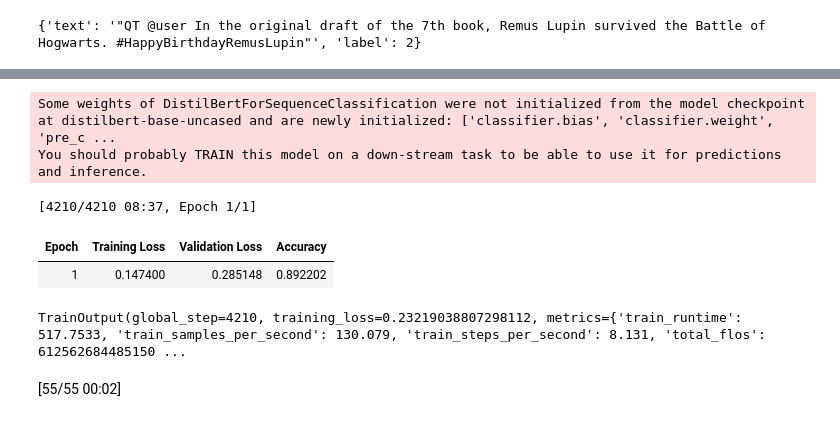
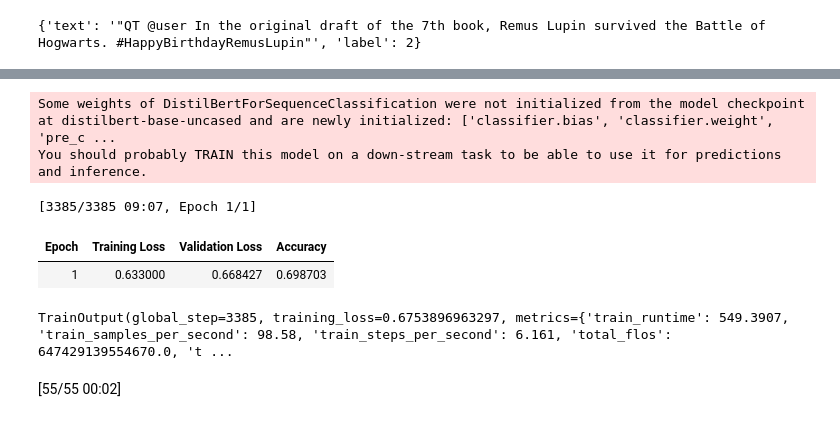
Before and after one commit to ShadaabHasan/student-review-system, a Jupyter notebook: Model/model.ipynb, the cells around one changed output, grey strips where cells are left out. Drawn from its saved outputs; the diff is of its cells as text; code cells hidden in the pictures.

Commit message:
combined datasets (twt and sst5)

```diff
--- a/Model/model.ipynb
+++ b/Model/model.ipynb
@@ -56,16 +94,27 @@ print(sst5_dataset["train"][0])
 {'text': 'a stirring , funny and finally transporting re-imagining of beauty and the beast and 1930s horror films', 'label': 2}
 {'text': 'a stirring , funny and finally transporting re-imagining of beauty and the beast and 1930s horror films', 'label': 4, 'label_text': 'very positive'}
 # %%
+from datasets import DatasetDict, Value
+
 def convert_twitter(example):
     return {"text": example["text"], "label": int(example["label"])}
 
 
 twitter_mapped = twitter_dataset.map(convert_twitter)
 print(twitter_mapped["train"][0])
+# Force label column to be int64 instead of ClassLabel
+
+twitter_mapped = DatasetDict({
+    split: ds.cast_column("label", Value("int64"))
+    for split, ds in twitter_dataset.items()
+})
 # %% [output]
 {'text': '"QT @user In the original draft of the 7th book, Remus Lupin survived the Battle of Hogwarts. #HappyBirthdayRemusLupin"', 'label': 2}
 # %%
 from datasets import concatenate_datasets
 
 combined_train = concatenate_datasets([sst5_mapped["train"], twitter_mapped["train"]])
+print(combined_train[1000:1005])
+
+combined_test = concatenate_datasets([sst5_mapped["test"], twitter_mapped["test"]])
 # %% [output]
@@ -72,0 +129,23 @@ ValueError: The features can't be aligned because the key label of features {'te
+# %%
+import matplotlib.pyplot as plt
+from collections import Counter
+
+# Count the number of each label
+label_counts = Counter(combined_train['label'])
+
+# Convert keys and values to lists for plotting
+labels = list(label_counts.keys())
+counts = list(label_counts.values())
+
+# names for readability
+label_names = ['Negative', 'Neutral', 'Positive']
+
+# Plot
+plt.figure(figsize=(6, 4))
+plt.bar(labels, counts, tick_label=label_names, color=['red', 'gray', 'green'])
+plt.title("Label Distribution in Combined Dataset")
+plt.xlabel("Sentiment Label")
+plt.ylabel("Number of Samples")
+plt.grid(axis='y', linestyle='--', alpha=0.7)
+plt.tight_layout()
+plt.show()
@@ -83,47 +164,48 @@ model = AutoModelForSequenceClassification.from_pretrained(checkpoint, num_label
 
 # Tokenize data
 def tokenize_function(example):
-    return tokenizer(example["sentence"], truncation=True)
+    return tokenizer(example["text"], truncation=True)
 
-tokenized_datasets = dataset.map(tokenize_function, batched=True)
+tokenized_datasets_train = combined_train.map(tokenize_function, batched=True)
+tokenized_datasets_test = combined_test.map(tokenize_function, batched=True)
 data_collator = DataCollatorWithPadding(tokenizer=tokenizer)
 
 # Define compute_metrics
 def compute_metrics(eval_pred):
     logits, labels = eval_pred
     predictions = np.argmax(logits, axis=-1)
     return {"accuracy": accuracy_score(labels, predictions)}
 
 # Training setup
 training_args = TrainingArguments(
     output_dir="./results",
     eval_strategy="epoch",
     learning_rate=2e-5,
     per_device_train_batch_size=16,
     per_device_eval_batch_size=16,
     num_train_epochs=1,
     weight_decay=0.01,
     logging_steps=10,
 )
 
 trainer = Trainer(
     model=model,
     args=training_args,
-    train_dataset=tokenized_datasets["train"],
-    eval_dataset=tokenized_datasets["validation"],
+    train_dataset=tokenized_datasets_train,
+    eval_dataset=tokenized_datasets_test,
     tokenizer=tokenizer,
     data_collator=data_collator,
     compute_metrics=compute_metrics,
 )
 
 trainer.train()
 # %% [output]
 Some weights of DistilBertForSequenceClassification were not initialized from the model checkpoint at distilbert-base-uncased and are newly initialized: ['classifier.bias', 'classifier.weight', 'pre_c ...
 You should probably TRAIN this model on a down-stream task to be able to use it for predictions and inference.
-[4210/4210 08:37, Epoch 1/1]
+[3385/3385 09:07, Epoch 1/1]
 | Epoch | Training Loss | Validation Loss | Accuracy |
-| 1 | 0.147400 | 0.285148 | 0.892202 |
+| 1 | 0.633000 | 0.668427 | 0.698703 |
-TrainOutput(global_step=4210, training_loss=0.23219038807298112, metrics={'train_runtime': 517.7533, 'train_samples_per_second': 130.079, 'train_steps_per_second': 8.131, 'total_flos': 612562684485150 ...
+TrainOutput(global_step=3385, training_loss=0.6753896963297, metrics={'train_runtime': 549.3907, 'train_samples_per_second': 98.58, 'train_steps_per_second': 6.161, 'total_flos': 647429139554670.0, 't ...
 # %%
 trainer.evaluate()
 # %% [output]
```
Also changed, not shown: parts of 5 cells of this notebook.
